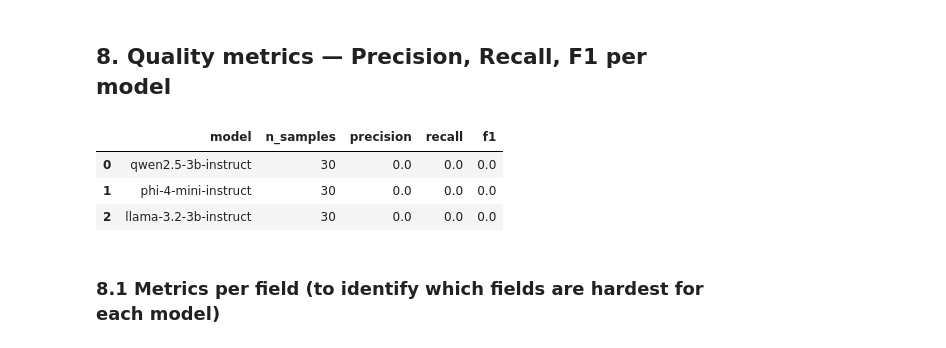
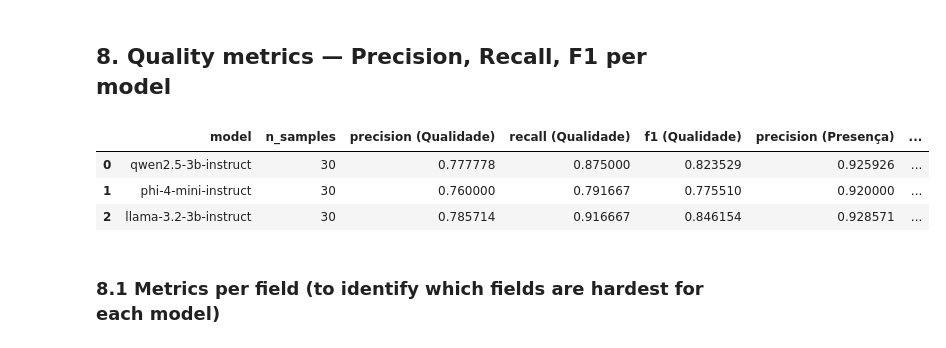
Before and after one commit to MaraLeao/Auditor-de-Qualidade-de-PEP, a Jupyter notebook: data_extract/evaluation/notebooks/avaliacao_modelos.ipynb, the cells around one changed output. Saved outputs shown, nothing was run; the diff lists cells and outputs as text; code cells hidden in the pictures.

```diff
--- a/data_extract/evaluation/notebooks/avaliacao_modelos.ipynb
+++ b/data_extract/evaluation/notebooks/avaliacao_modelos.ipynb
@@ -115,7 +115,7 @@ Unique fields: ['ap_app', 'criacao_anamnese', 'diagnostico_cid', 'escala_braden'
 | 3 | 58907004 | ENFERMAGEM | Evolução | escala_braden | Campo ausente na descrição (Braden) | absent |
 | 4 | 67412841 | MEDICINA | Evolução | exame_fisico | Evolução incompleta (sistemas fal... | absent |
 # %%
-N_PATIENTS = 6
+N_PATIENTS = 10
 
 with open(DATA_DIR / 'prontuarios.json', encoding='utf-8') as f:
     all_records = json.load(f)
@@ -368,9 +345,11 @@ df_ai['normalized_classification'] = df_ai['status'].apply(normalize_classificat
 df_matched = df_ai.merge(
     ground_truth,
     on=['record', 'field'],
-    how='inner'  # only compares rows that have an explicit ground truth entry
+    how='left'
 )
 
+# Se não está no gabarito, o campo está conforme (present)
+df_matched['expected'] = df_matched['expected'].fillna('present')
 print(f"Total comparable rows (AI x ground truth): {len(df_matched)}")
 
 # Drops 'not_applicable' cases from the metrics (they are neither TP, FP, TN, nor FN)
@@ -394,30 +373,38 @@ Total comparable rows (AI x ground truth): 90
 # %%
 quality_summary = []
 
 for model in ALL_MODELS:
-    subset = df_metrics[df_metrics['model'] == model]
+    subset = df_metrics[df_metrics['model'] == model].copy()
     if len(subset) == 0:
         continue
 
-    y_true = subset['expected']
+    # Métrica de Presença: Se a falha é por estar incompleto ou fora do prazo, o campo existe fisicamente.
+    subset['expected_presence'] = subset['expected'].copy()
+    mask_incompleto = subset['failure_description'].fillna('').str.contains('incompleta|incompleto|prazo', case=False)
+    subset.loc[mask_incompleto, 'expected_presence'] = 'present'
+
+    y_true_audit = subset['expected']
+    y_true_presence = subset['expected_presence']
     y_pred = subset['normalized_classification']
 
     quality_summary.append({
         'model': model,
         'n_samples': len(subset),
-        'precision': precision_score(y_true, y_pred, pos_label='present', zero_division=0),
-        'recall': recall_score(y_true, y_pred, pos_label='present', zero_division=0),
-        'f1': f1_score(y_true, y_pred, pos_label='present', zero_division=0),
+        'precision (Qualidade)': precision_score(y_true_audit, y_pred, pos_label='present', zero_division=0),
+        'recall (Qualidade)': recall_score(y_true_audit, y_pred, pos_label='present', zero_division=0),
+        'f1 (Qualidade)': f1_score(y_true_audit, y_pred, pos_label='present', zero_division=0),
+        'precision (Presença)': precision_score(y_true_presence, y_pred, pos_label='present', zero_division=0),
+        'recall (Presença)': recall_score(y_true_presence, y_pred, pos_label='present', zero_division=0),
+        'f1 (Presença)': f1_score(y_true_presence, y_pred, pos_label='present', zero_division=0),
     })
 
 df_quality_summary = pd.DataFrame(quality_summary)
-df_quality_summary.to_csv(RESULTS_DIR / 'quality_metrics_by_model.csv', index=False)
-df_quality_summary
+display(df_quality_summary)
 # %% [output]
-|  | model | n_samples | precision | recall | f1 |
-| 0 | qwen2.5-3b-instruct | 30 | 0.0 | 0.0 | 0.0 |
-| 1 | phi-4-mini-instruct | 30 | 0.0 | 0.0 | 0.0 |
-| 2 | llama-3.2-3b-instruct | 30 | 0.0 | 0.0 | 0.0 |
+|  | model | n_samples | precision (Qualidade) | recall (Qualidade) | f1 (Qualidade) | precision (Presença) | ... |
+| 0 | qwen2.5-3b-instruct | 30 | 0.777778 | 0.875000 | 0.823529 | 0.925926 | ... |
+| 1 | phi-4-mini-instruct | 30 | 0.760000 | 0.791667 | 0.775510 | 0.920000 | ... |
+| 2 | llama-3.2-3b-instruct | 30 | 0.785714 | 0.916667 | 0.846154 | 0.928571 | ... |
 # %% [markdown]
 ### 8.1 Metrics per field (to identify which fields are hardest for each model)
 # %%
```
Also changed, not shown: parts of 11 cells of this notebook, 9 other files.
